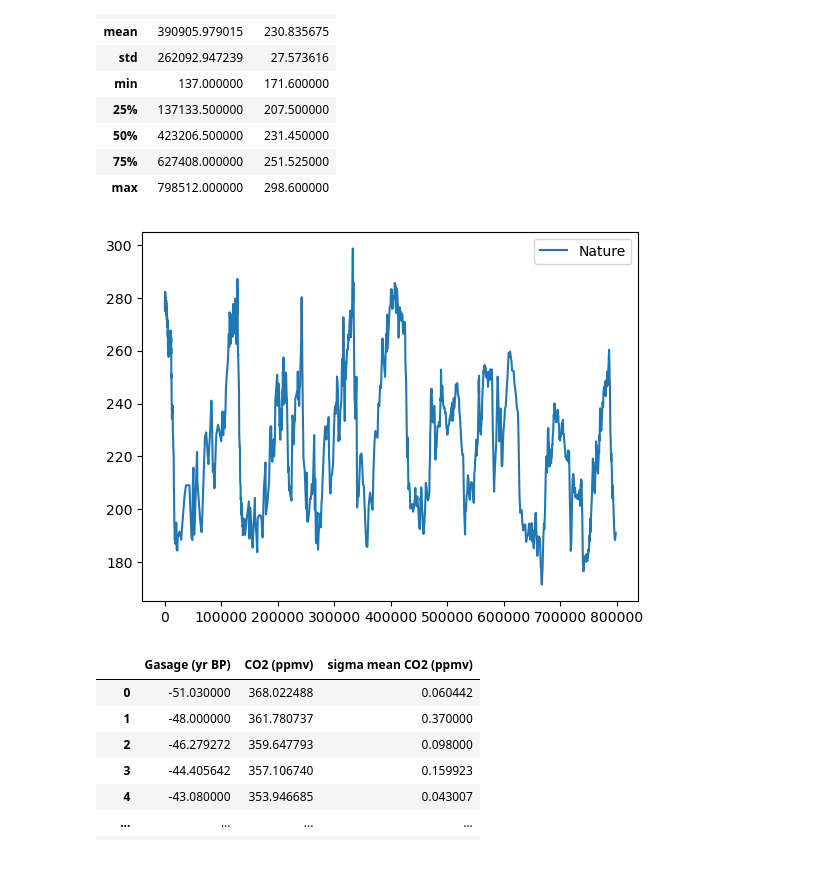
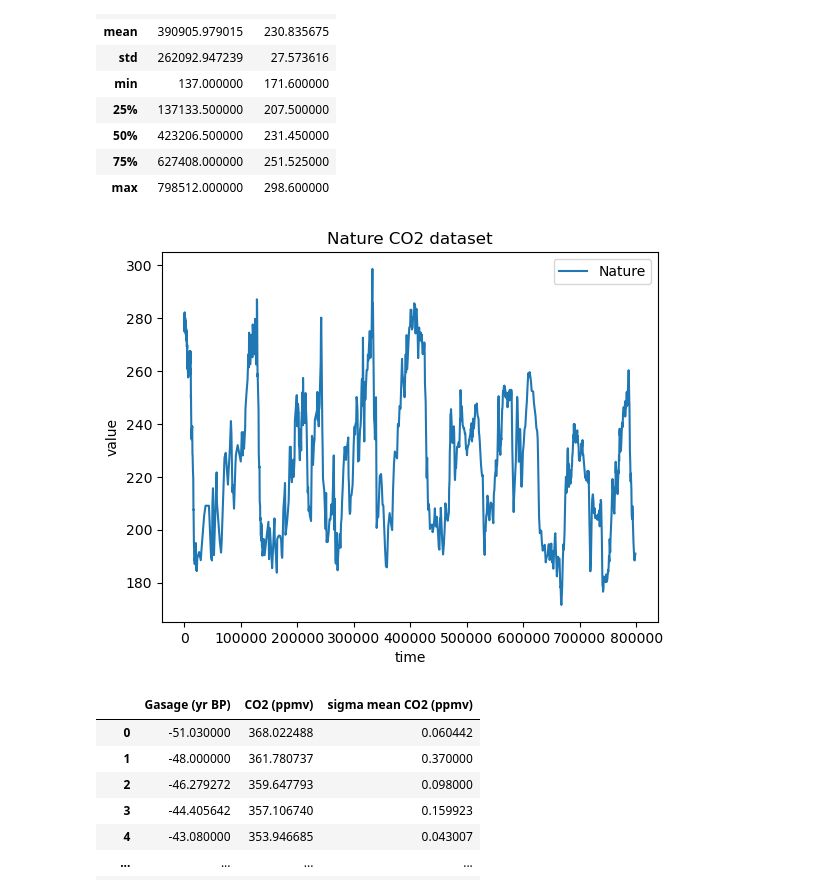
Before and after one commit to dectan/Programming-for-Data-Analysis-Project-2, a Jupyter notebook: Project 2.ipynb, the cells around one changed output. Saved outputs shown, nothing was run; the diff lists cells and outputs as text; code cells hidden in the pictures; blank space fills up the shorter version.

Commit message:
titles and labels added to graphs.

```diff
--- a/Project 2.ipynb
+++ b/Project 2.ipynb
@@ -54,10 +54,13 @@ co2_nature.describe()
 | max | 798512.000000 | 298.600000 |
 # %%
 plt.plot(co2_nature['EDC3_gas_a (yr)'],co2_nature['CO2 (ppmv)'], label = 'Nature')
+plt.xlabel('time')
+plt.ylabel('value')
+plt.title('Nature CO2 dataset')
 plt.legend()
 plt.show()
 # %% [output]
-[figure, old version]
+[figure, new version]
 # %%
 # Read the Excel file into a pandas DataFrame and exclude inital 14 rows
 co2_ipcc = pd.read_excel('imported_datasets/C02 IPCC Report.xlsx',sheet_name= 'CO2 Composite',skiprows=range(14))
```
Also changed, not shown: parts of 15 cells of this notebook.
